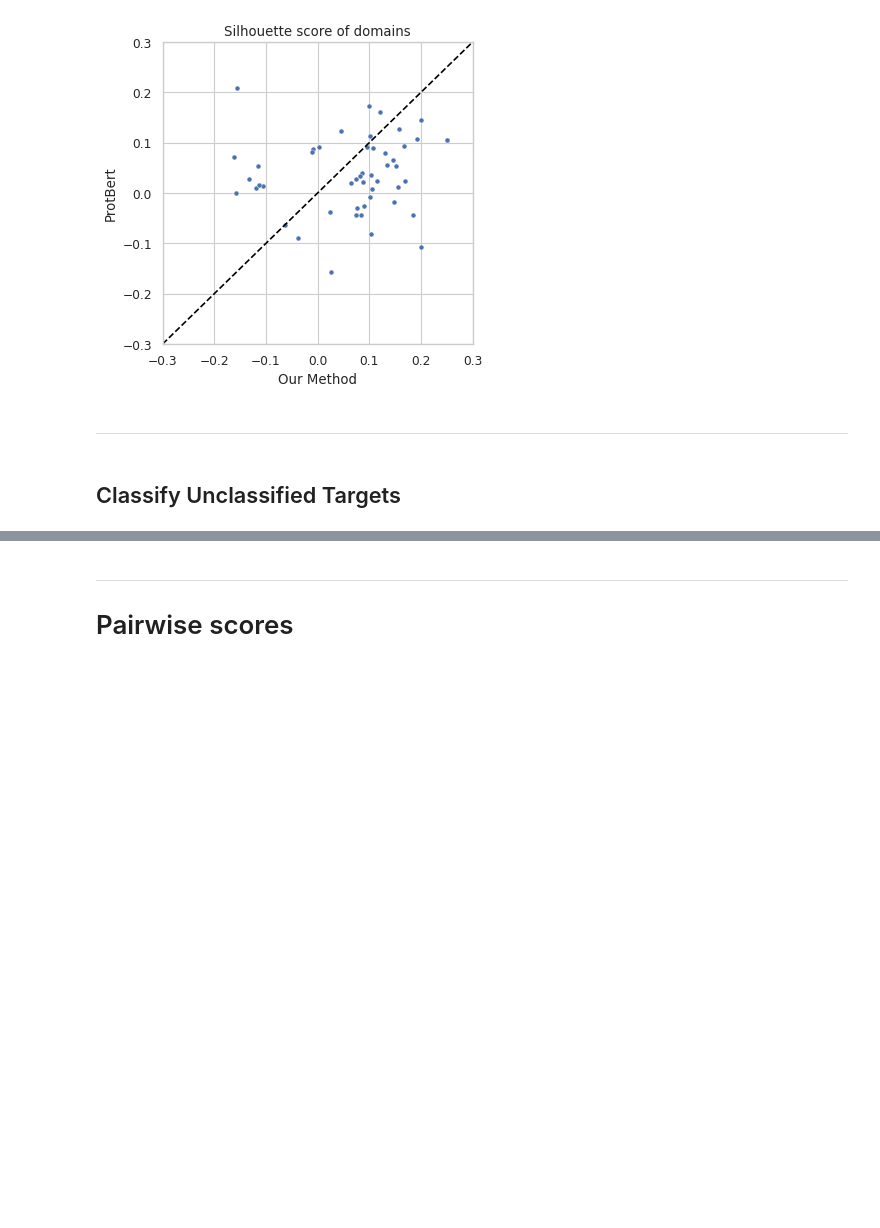
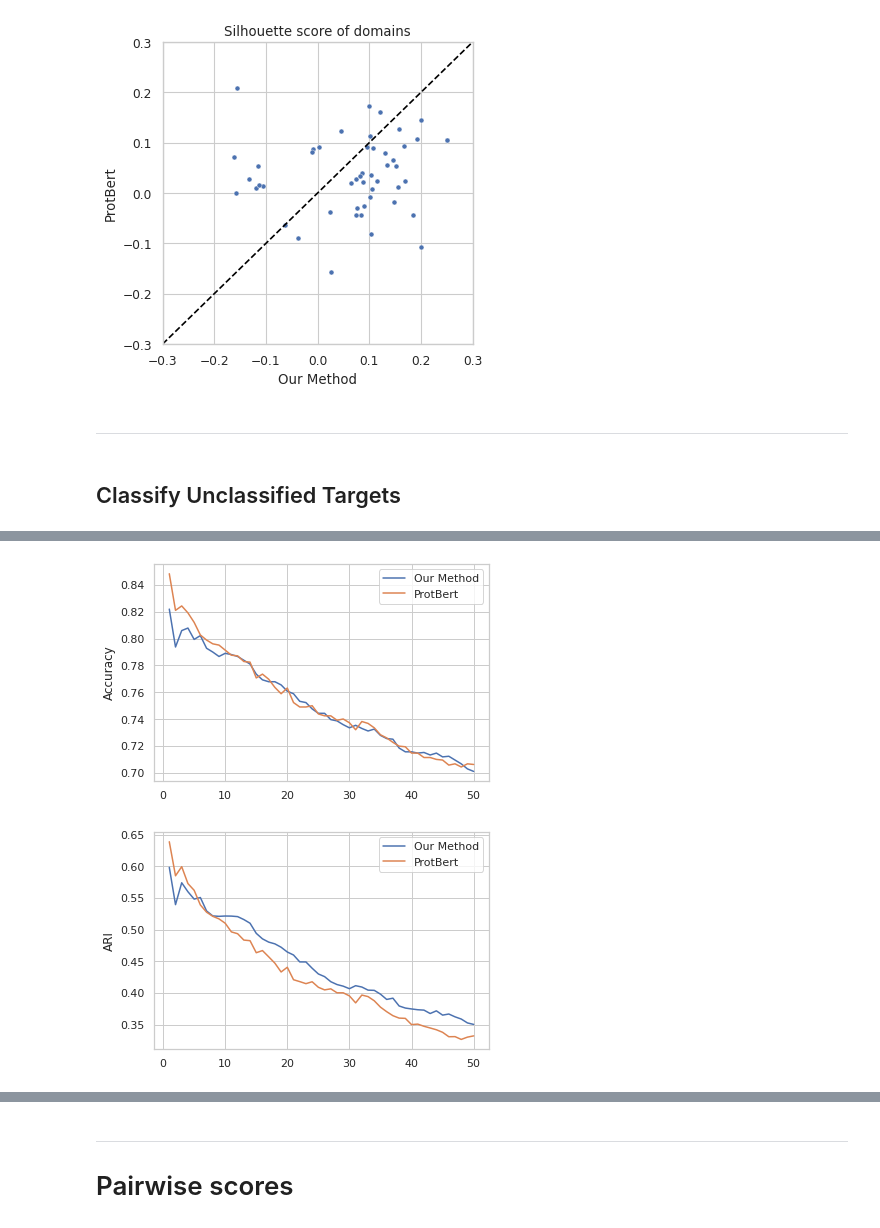
Before and after one commit to samsledje/ConPLex_dev, a Jupyter notebook: nb/DrugBank x Surfaceome.ipynb, the cells around one changed output, grey strips where cells are left out. Saved outputs shown, nothing was run; the diff lists cells and outputs as text; code cells hidden in the pictures; blank space fills up the shorter version.

```diff
--- a/nb/DrugBank x Surfaceome.ipynb
+++ b/nb/DrugBank x Surfaceome.ipynb
@@ -631,8 +686,10 @@ class_names = ['Transporters','Miscellaneous','Receptors','Enzymes']
 classified_targets = [pn for (pn,ac) in zip(prot_names, almen_class) if ac in class_names]
 classified_labels = [ac for ac in almen_class if ac in class_names]
 classified_projections = np.stack([pj for (pj,ac) in zip(prot_projections, almen_class) if ac in class_names])
+classified_protbert = np.stack([pj for (pj,ac) in zip(protbert_np, almen_class) if ac in class_names])
 
 unclassified_targets = [pn for (pn,ac) in zip(prot_names, almen_class) if ac not in class_names]
 unclassified_projections = np.stack([pj for (pj,ac) in zip(prot_projections, almen_class) if ac not in class_names])
+unclassified_protbert = np.stack([pj for (pj,ac) in zip(protbert_np, almen_class) if ac not in class_names])
 # %%
 len(classified_targets), len(unclassified_targets)
@@ -644,11 +703,25 @@ len(classified_targets), len(unclassified_targets)
 # unclassified_targets = [pn for (pn,ac) in zip(prot_names, almen_minor) if ac not in class_names]
 # unclassified_projections = np.stack([pj for (pj,ac) in zip(prot_projections, almen_minor) if ac not in class_names])
 # %%
-for k in [1,5,10,20,50]:
+accs = []
+acc_pb = []
+aris = []
+ari_pb = []
+
+for k in np.arange(1,51):
     knn_cv = KNeighborsClassifier(n_neighbors=k, metric="cosine")
     cv_score = cross_validate(knn_cv,
                    X = classified_projections,
                    y = classified_labels,
                    scoring = ('accuracy','balanced_accuracy','adjusted_rand_score')
                   )
-    print(k, cv_score['test_accuracy'].mean())
+    cv_pb = cross_validate(knn_cv,
+                   X = classified_protbert,
+                   y = classified_labels,
+                   scoring = ('accuracy','balanced_accuracy','adjusted_rand_score')
+                  )
+    accs.append(cv_score['test_accuracy'].mean())
+    acc_pb.append(cv_pb['test_accuracy'].mean())
+    aris.append(cv_score['test_adjusted_rand_score'].mean())
+    ari_pb.append(cv_pb['test_adjusted_rand_score'].mean())
+    # print(k, cv_score['test_accuracy'].mean(), cv_score['test_adjusted_rand_score'].mean())
@@ -659,2 +728,17 @@ predictions = knn_class.predict(unclassified_projections)
+# %%
+plt.plot(np.arange(1,51), accs, label='Our Method')
+plt.plot(np.arange(1,51), acc_pb, label='ProtBert')
+plt.legend()
+plt.ylabel('Accuracy')
+plt.show()
+
+plt.plot(np.arange(1,51), aris, label='Our Method')
+plt.plot(np.arange(1,51), ari_pb, label='ProtBert')
+plt.legend()
+plt.ylabel('ARI')
+plt.show()
+# %% [output]
+[figure, added]
+[figure, added]
 # %%
 pd.DataFrame(predictions, unclassified_targets).head(50)
```
Also changed, not shown: parts of 21 cells of this notebook, 12 other files.
